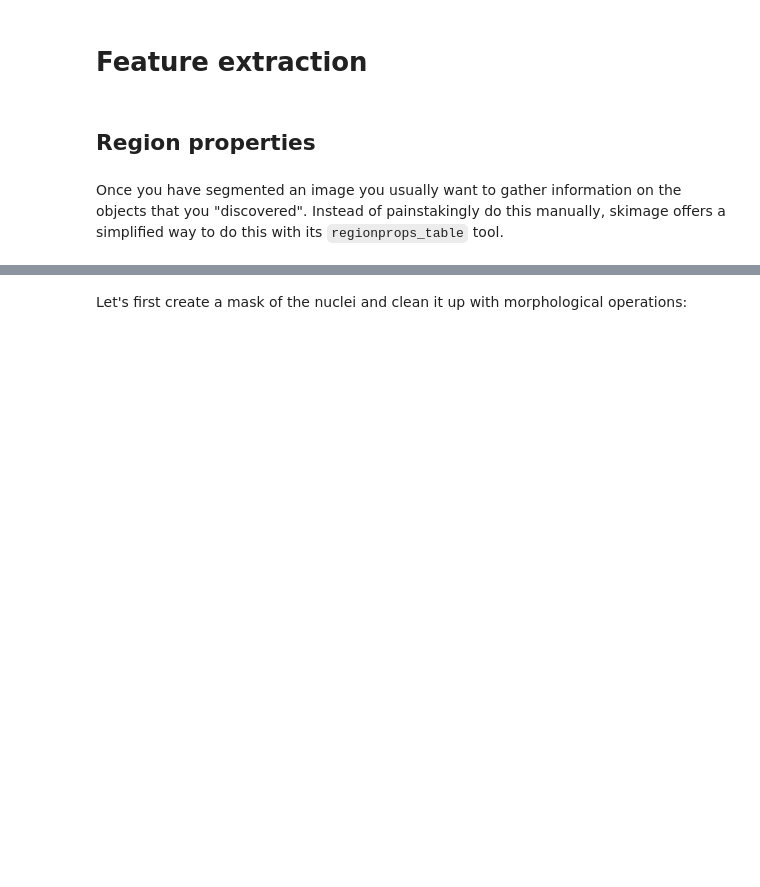
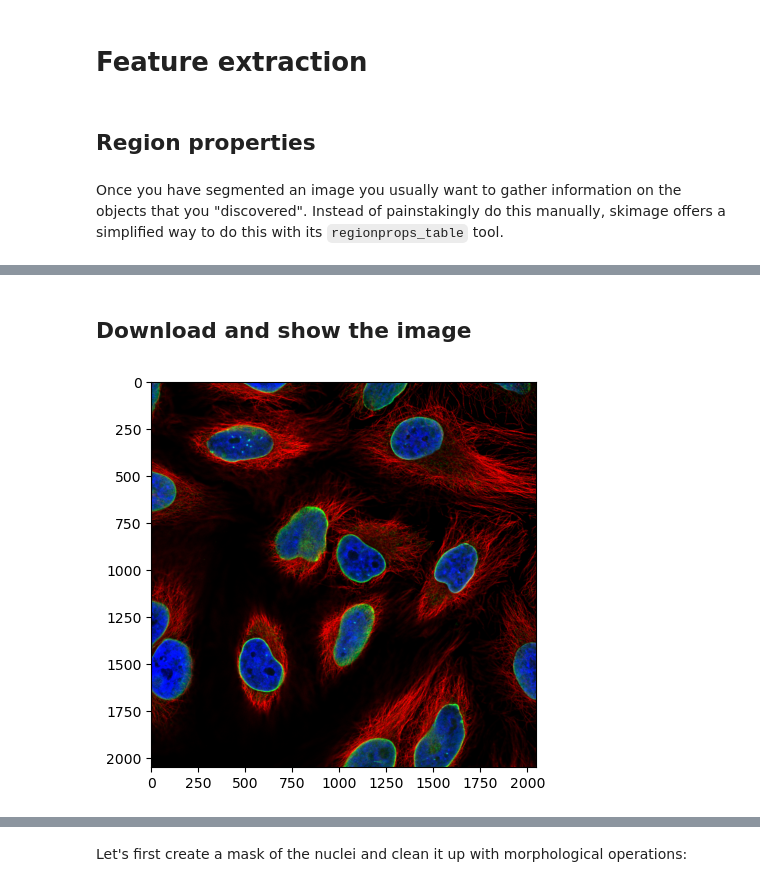
Before and after one commit to Euro-BioImaging/evolve-python-hybrid-course, a Jupyter notebook: Day_2_June_24/Jupyter_Notebooks/04_feature_extraction.ipynb, the cells around one changed output, grey strips where cells are left out. Cells and saved outputs as stored; diff of their text form; code cells hidden in the pictures; blank space fills up the shorter version.

```diff
--- a/Day_2_June_24/Jupyter_Notebooks/04_feature_extraction.ipynb
+++ b/Day_2_June_24/Jupyter_Notebooks/04_feature_extraction.ipynb
@@ -16,0 +25,2 @@ import stackview
+# %% [markdown]
+## Download and show the image
@@ -16,0 +29,5 @@ import stackview
+# %%
+plt.subplots(figsize=(5,5))
+plt.imshow(image_stack);
+# %% [output]
+[figure, added]
```
Also changed, not shown: parts of 81 cells of this notebook, 9 other files.
